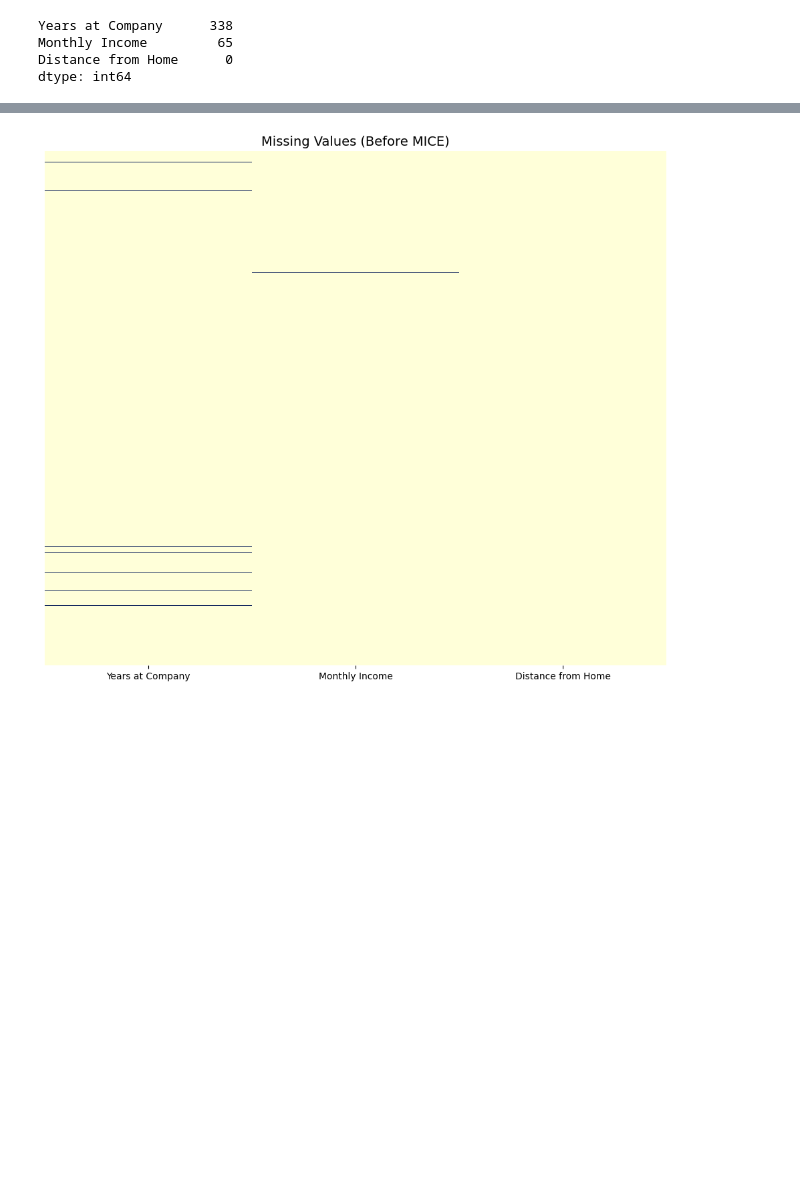
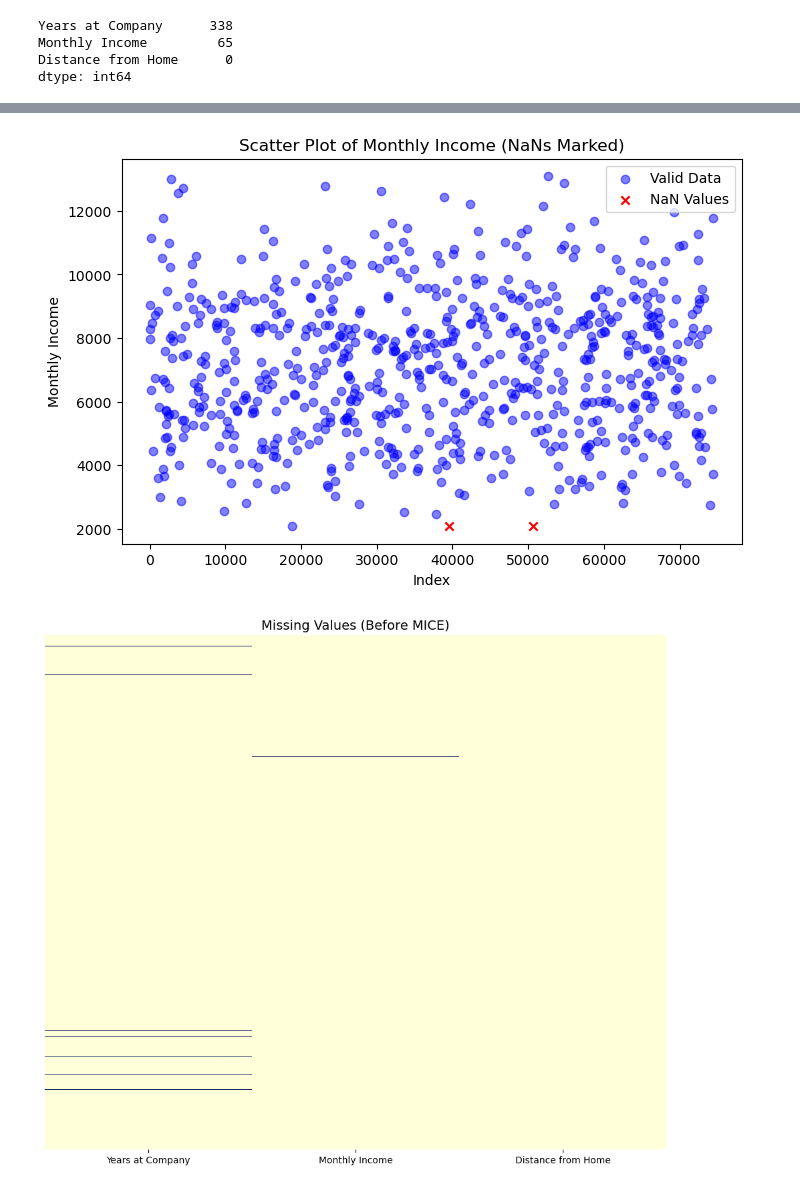
Before and after one commit to KfirTayar/Employee_Attrition_Analysis, a Jupyter notebook: notebooks/Employee_Attrition_Data_Cleansing.ipynb, the cells around one changed output, grey strips where cells are left out. Saved outputs shown, nothing was run; the diff lists cells and outputs as text; code cells hidden in the pictures; blank space fills up the shorter version.

Commit message:
update data cleansing, data engineering, and data encoding

```diff
--- a/notebooks/Employee_Attrition_Data_Cleansing.ipynb
+++ b/notebooks/Employee_Attrition_Data_Cleansing.ipynb
@@ -35,7 +35,7 @@ from data_prep_utils import save_file_as_pickle
 # %% [markdown]
 ### Load Data Set
 # %%
-processed_df = pd.read_pickle("../Data/processed_employee_data_20250313.pkl")
+processed_df = pd.read_pickle("../Data/processed_employee_data_20250318.pkl")
 # %%
 processed_df.info()
 # %% [output]
@@ -93,24 +93,9 @@ for i, col in enumerate(con_df.columns):
 - There is outlies in **'Years at Company'** & **'Monthly Income'** featues
 # %% [markdown]
 ### Turn the outlies into Missing Values
-# %%
-def replace_outliers_with_nan(df, threshold=1.5):
-    df_clean = df.copy()
-
-    for col in df_clean.columns:
-        Q1 = df_clean[col].quantile(0.25)
-        Q3 = df_clean[col].quantile(0.75)
-        IQR = Q3 - Q1
-        lower_bound = Q1 - threshold * IQR
-        upper_bound = Q3 + threshold * IQR
-
-        # Replace outliers with NaN
-        df_clean[col] = df_clean[col].apply(lambda x: np.nan if x < lower_bound or x > upper_bound else x)
-
-    return df_clean
 # %%
-# Example Usage
-con_df_clean = replace_outliers_with_nan(con_df)
+# Replace the outliers with NaN values using IQR method
+con_df_clean = replace_outliers_with_nan(con_df, threshold=1.5)
 con_df_clean.head()
 # %% [output]
 |  | Years at Company | Monthly Income | Distance from Home |
@@ -129,3 +131,27 @@ dtype: int64
+# %%
+# Take a sample of 700 random rows from con_df_clean
+sampled_indices = con_df_clean.sample(n=700, random_state=6).index
+sampled_con_df_clean = con_df_clean.loc[sampled_indices]
+
+plt.figure(figsize=(8, 5))
+
+# Identify NaN values
+nan_mask = sampled_con_df_clean['Monthly Income'].isna()
+
+# Plot non-NaN values in blue
+plt.scatter(sampled_con_df_clean.index[~nan_mask], sampled_con_df_clean['Monthly Income'][~nan_mask], alpha=0.5, label="Valid Data", color='blue')
+
+# Plot NaN values in red
+plt.scatter(sampled_con_df_clean.index[nan_mask], np.full(nan_mask.sum(), sampled_con_df_clean['Monthly Income'].min() - 1),
+            color='red', label="NaN Values", marker='x')
+
+plt.xlabel("Index")
+plt.ylabel("Monthly Income")
+plt.title("Scatter Plot of Monthly Income (NaNs Marked)")
+plt.legend()
+plt.show()
+# %% [output]
+[figure, added]
 # %%
 # Visualize missing values before imputation
 plot_missing_heatmap(con_df_clean, "Missing Values (Before MICE)")
```
Also changed, not shown: parts of 9 cells of this notebook, 19 other files.
